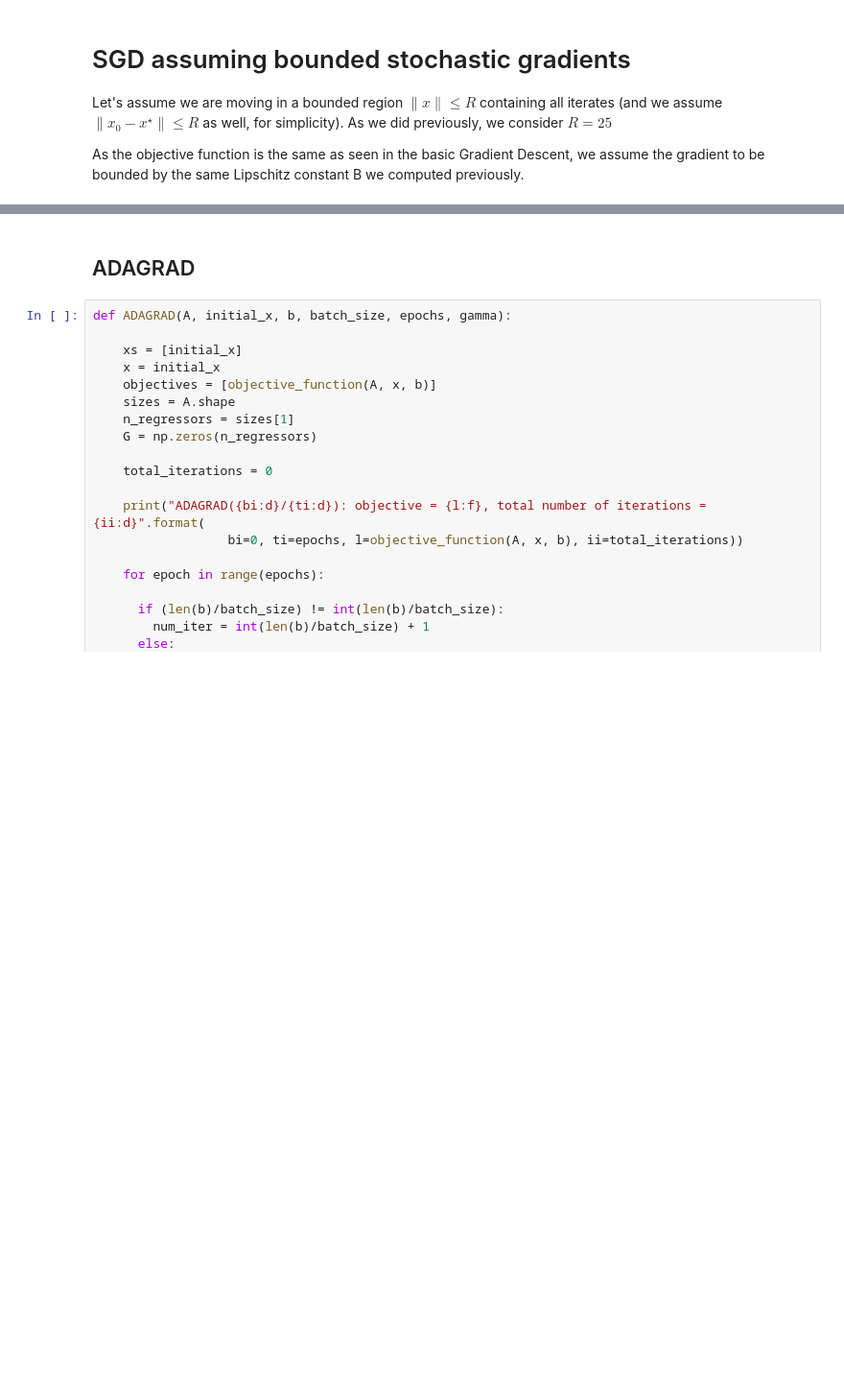
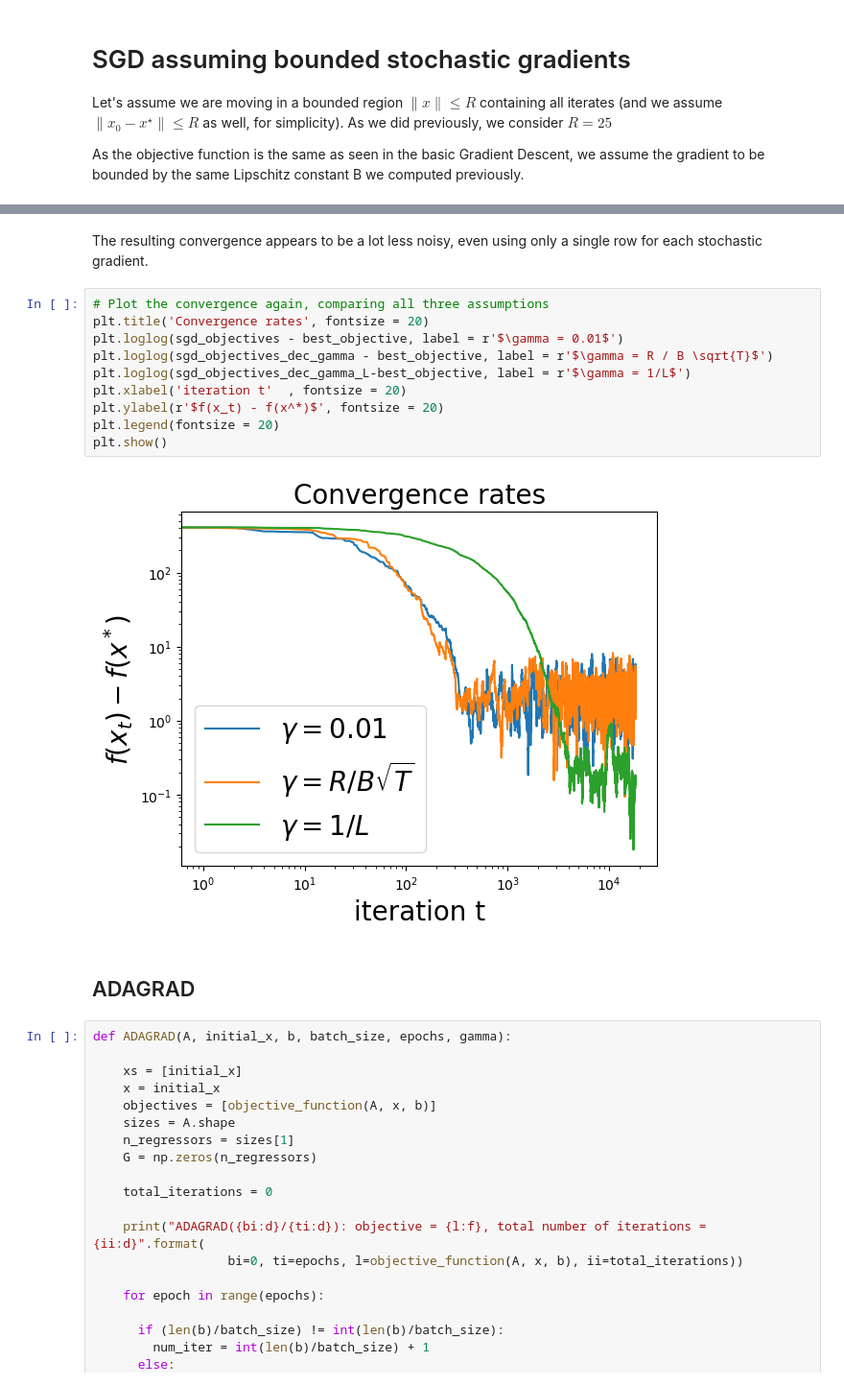
Before and after one commit to FilippoBolis/OptimizationProject_2025, a Jupyter notebook: GradientDescent.ipynb, the cells around one changed output, grey strips where cells are left out. Shown at 96% size. Cells and saved outputs as stored; diff of their text form; blank space fills up the shorter version.

```diff
--- a/GradientDescent.ipynb
+++ b/GradientDescent.ipynb
@@ -705,3 +721,17 @@ SGD(20/20): objective = 442.082808, total number of iterations = 580
+# %% [markdown]
+The resulting convergence appears to be a lot less noisy, even using only a single row for each stochastic gradient.
+# %%
+# Plot the convergence again, comparing all three assumptions
+plt.title('Convergence rates', fontsize = 20)
+plt.loglog(sgd_objectives - best_objective, label = r'$\gamma = 0.01$')
+plt.loglog(sgd_objectives_dec_gamma - best_objective, label = r'$\gamma = R / B \sqrt{T}$')
+plt.loglog(sgd_objectives_dec_gamma_L-best_objective, label = r'$\gamma = 1/L$')
+plt.xlabel('iteration t'  , fontsize = 20)
+plt.ylabel(r'$f(x_t) - f(x^*)$', fontsize = 20)
+plt.legend(fontsize = 20)
+plt.show()
+# %% [output]
+[figure, added]
 # %% [markdown]
 ## ADAGRAD
 # %%
```
Also changed, not shown: parts of 21 cells of this notebook.
